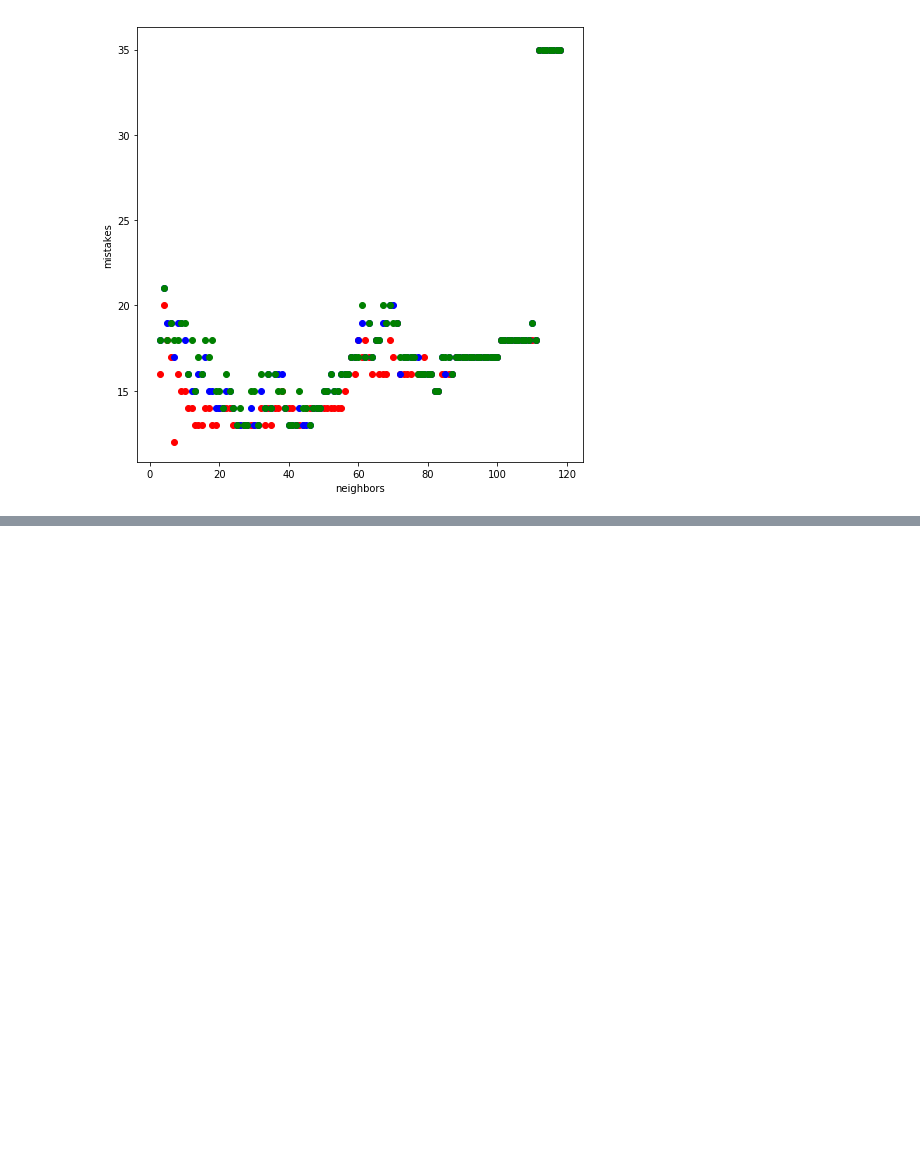
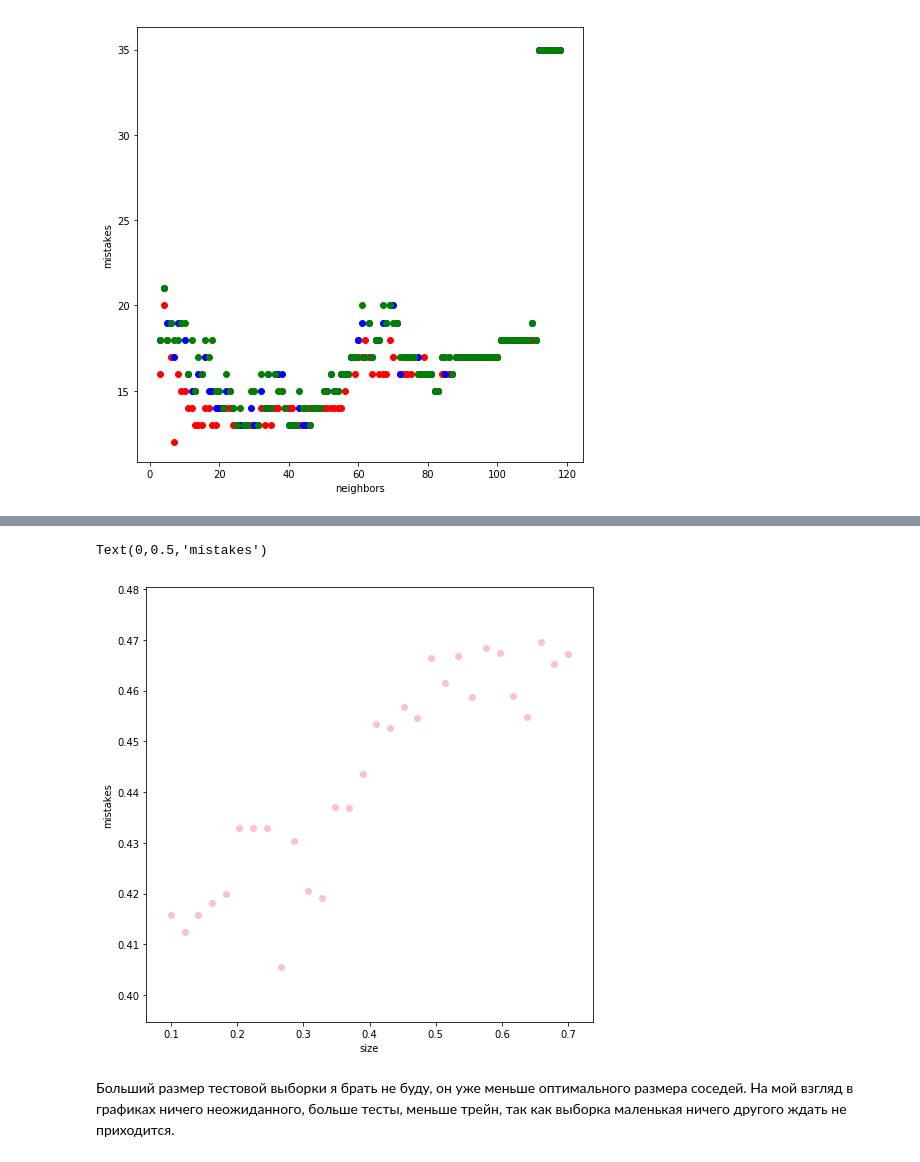
Before and after one commit to Intelligent-Systems-Phystech/StartCode, a Jupyter notebook: Proskura2018Problem12/12.ipynb, the cells around one changed output, grey strips where cells are left out. Saved outputs shown, nothing was run; the diff lists cells and outputs as text; code cells hidden in the pictures; blank space fills up the shorter version.

```diff
--- a/Proskura2018Problem12/12.ipynb
+++ b/Proskura2018Problem12/12.ipynb
@@ -71,0 +97,11 @@ Text(0,0.5,'mistakes')
+# %%
+plt.figure(figsize=(8, 8))
+
+plt.scatter(np.linspace(0.1, 0.7, 30), std_arr, color='pink')
+plt.xlabel('size')
+plt.ylabel('mistakes')
+# %% [output]
+Text(0,0.5,'mistakes')
+[figure, added]
+# %% [markdown]
+Больший размер тестовой выборки я брать не буду, он уже меньше оптимального размера соседей. На мой взгляд в графиках ничего неожиданного, больше тесты, меньше трейн, так как выборка маленькая ничего другого ждать не приходится.
```
Also changed, not shown: parts of 5 cells of this notebook.
